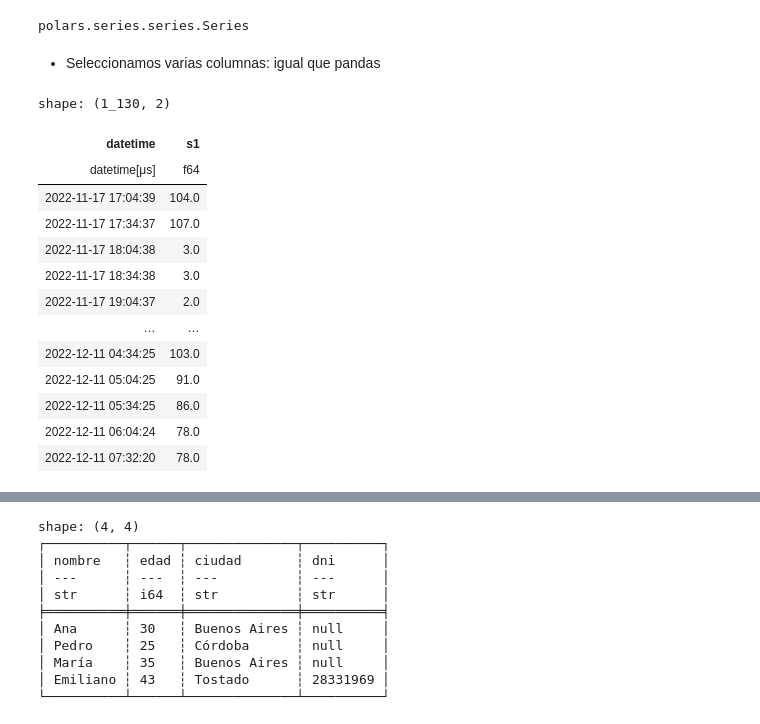
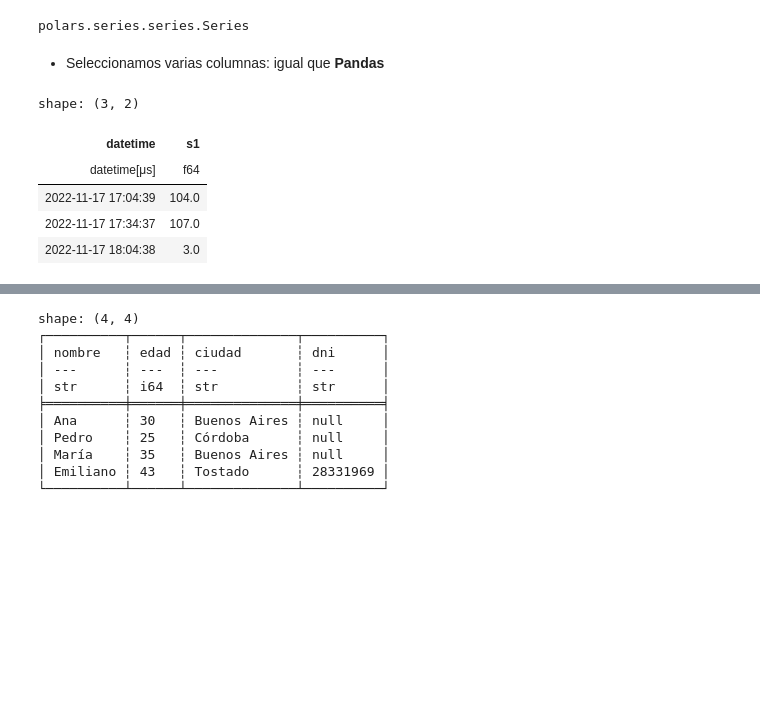
Before and after one commit to emilopez/howtos, a Jupyter notebook: polars-howto.ipynb, the cells around one changed output, grey strips where cells are left out. Drawn from its saved outputs; the diff is of its cells as text; code cells hidden in the pictures; blank space fills up the shorter version.

```diff
--- a/polars-howto.ipynb
+++ b/polars-howto.ipynb
@@ -95,7 +97,7 @@ shape: (5, 3)
 # %%
-pol_df = pl.read_csv("data/dataset_01/eqB4-s1-ciclo1.csv",
+df_pl = pl.read_csv("data/dataset_01/eqB4-s1-ciclo1.csv",
                      schema_overrides={"datetime": pl.Datetime})
-pol_df.head()
+df_pl.head()
 # %% [output]
 shape: (5, 3)
 | datetime | timelinux | s1 |
@@ -117,21 +120,13 @@ type(pol_df["datetime"])
 # %% [output]
 polars.series.series.Series
 # %% [markdown]
-- Seleccionamos varias columnas: igual que pandas
+- Seleccionamos varias columnas: igual que **Pandas**
 # %%
-pol_df[["datetime", "s1"]]
+df_pl[["datetime", "s1"]].head(3)
 # %% [output]
-shape: (1_130, 2)
+shape: (3, 2)
 | datetime | s1 |
 | datetime[μs] | f64 |
 | 2022-11-17 17:04:39 | 104.0 |
 | 2022-11-17 17:34:37 | 107.0 |
 | 2022-11-17 18:04:38 | 3.0 |
-| 2022-11-17 18:34:38 | 3.0 |
-| 2022-11-17 19:04:37 | 2.0 |
-| … | … |
-| 2022-12-11 04:34:25 | 103.0 |
-| 2022-12-11 05:04:25 | 91.0 |
-| 2022-12-11 05:34:25 | 86.0 |
-| 2022-12-11 06:04:24 | 78.0 |
-| 2022-12-11 07:32:20 | 78.0 |
```
Also changed, not shown: parts of 40 cells of this notebook.
